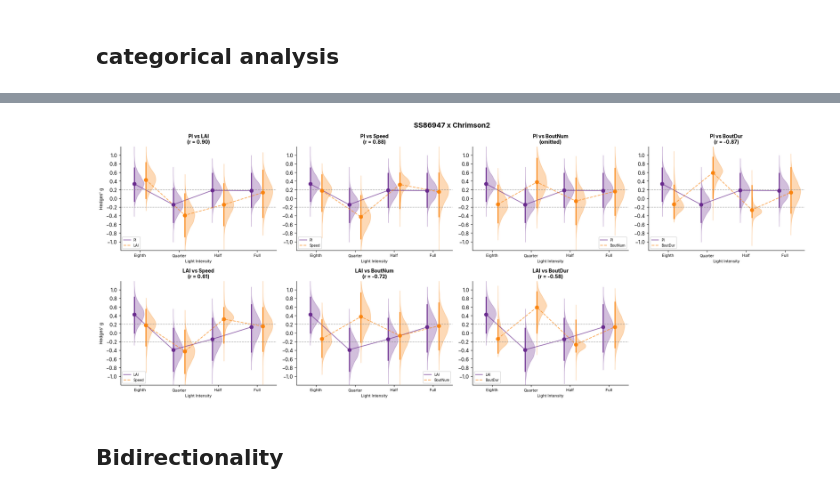
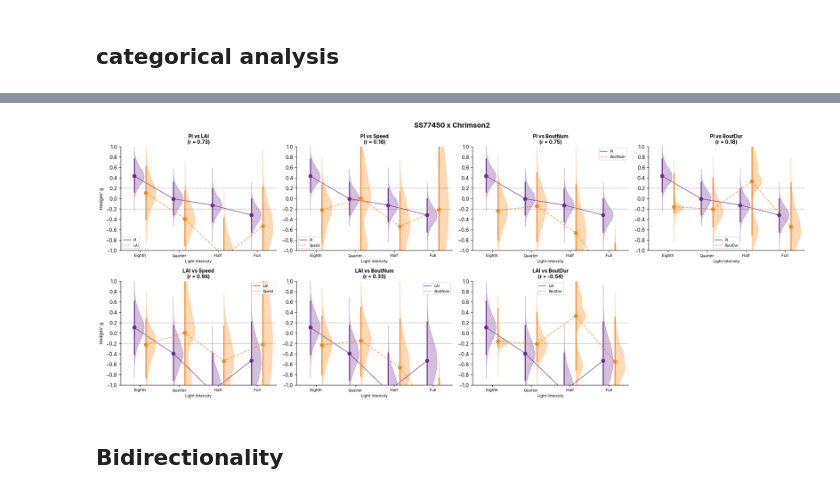
Before and after one commit to lnicole08/OSAR-Nicole-version, a Jupyter notebook: Light Intensity Summary.ipynb, the cells around one changed output, grey strips where cells are left out. Saved outputs shown, nothing was run; the diff lists cells and outputs as text; code cells hidden in the pictures.

```diff
--- a/Light Intensity Summary.ipynb
+++ b/Light Intensity Summary.ipynb
@@ -970,6 +970,11 @@ categories = {
     "Cat 4 (No Effect)": {
         "ACT": ['MB210B', 'MB242A', 'SS86947'],
         "INH": ['SS81521', 'SS67662', 'SS75200']
+    },
+
+    "Cat 5": {
+        "ACT": ['SS81353', 'SS01188']
+
     },
 }
 
@@ -1098,11 +1103,11 @@ def get_genotype_pair_data(osar_data, mbon, responder):
 # %%
 from scipy import stats
 
-cat_df = compute_categorical_correlation_table(osar_data)
+cat_df = compute_categorical_correlation_table(osar_data, r_threshold=0.78)
 
 # Save single CSV
 corr_save_path = r"D:\ACC Lab Dropbox\ACC Lab\Nicole Lee\Data Compilation\osar_compiled"
-cat_df.to_csv(os.path.join(corr_save_path, "pairwise_correlations.csv"), index=False)
+#cat_df.to_csv(os.path.join(corr_save_path, "pairwise_correlations.csv"), index=False)
 # %%
 mpl.rcParams['svg.fonttype'] = 'none'
 pair_cols = [p[2] for p in cat_metric_pairs]
@@ -1231,37 +1302,37 @@ def plot_genotype_pairs(genotype_str):
             vals = [get_effect(osar_data, responder, intensity, metric_key, mbon)[0] for intensity in intensities]
             offset = -0.15 if metric_key == metric1 else 0.15
             linestyle = '-' if metric_key == metric1 else '--'
             if all(v is not None for v in vals):
                 ax.plot(x_pos + offset, vals, linestyle, color=color, linewidth=1.5, alpha=0.7, label=label)
 
         ax.axhline(y=0.2, color='gray', linestyle='--', alpha=0.7, linewidth=1)
         ax.axhline(y=-0.2, color='gray', linestyle='--', alpha=0.7, linewidth=1)
 
         r_str = f"r = {r_val:.2f}" if r_val is not None else "omitted"
         ax.set_title(f"{label1} vs {label2}\n({r_str})", fontsize=10, fontweight='bold')
         ax.set_xticks(x_pos)
         ax.set_xticklabels(intensities, fontsize=8)
         ax.set_yticks([-1.0, -0.8, -0.6, -0.4, -0.2, 0, 0.2, 0.4, 0.6, 0.8, 1.0])
-        ax.set_ylim(-1.2, 1.2)
+        ax.set_ylim(-1.0, 1.0)
         ax.set_xlim(-0.5, 3.5)
         ax.set_xlabel("Light Intensity", fontsize=8)
         if idx % 4 == 0:
             ax.set_ylabel("Hedges' g", fontsize=9)
         ax.legend(loc='best', fontsize=7)
         ax.spines['top'].set_visible(False)
         ax.spines['right'].set_visible(False)
 
     # Hide the 8th subplot (only 7 pairs)
     axes[7].axis('off')
 
     fig.suptitle(f"{mbon} x {responder}", fontsize=14, fontweight='bold')
     plt.tight_layout()
-    #plt.savefig(os.path.join(save_path, f"categorical_pairs_{mbon}_{responder}.svg"), bbox_inches='tight')
+    plt.savefig(os.path.join("D:\\ACC Lab Dropbox\\ACC Lab\\Nicole Lee\\Data Compilation\\osar_compiled\\images\\", f"categorical_pairs_{mbon}_{responder}.svg"), bbox_inches='tight')
     plt.show()
 
-plot_genotype_pairs("SS86947 x Chrimson2")
+plot_genotype_pairs("SS77450 x Chrimson2")
 # %% [output]
-[figure, old version]
+[figure, new version]
 # %% [markdown]
 ## Bidirectionality
 # %%
```
Also changed, not shown: parts of 4 cells of this notebook, 5 other files.
